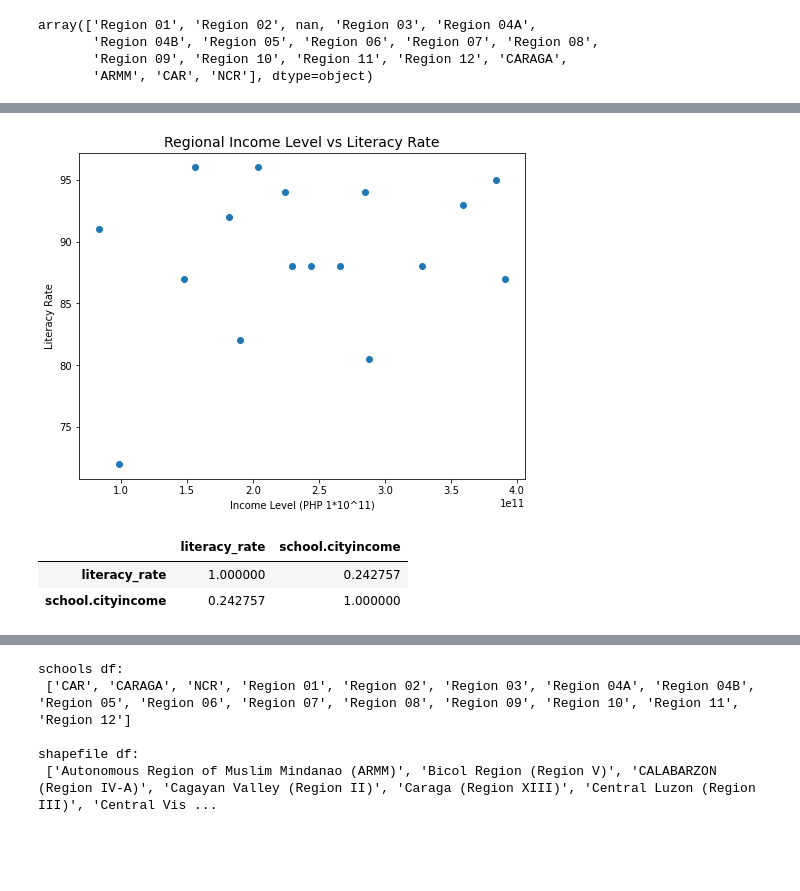
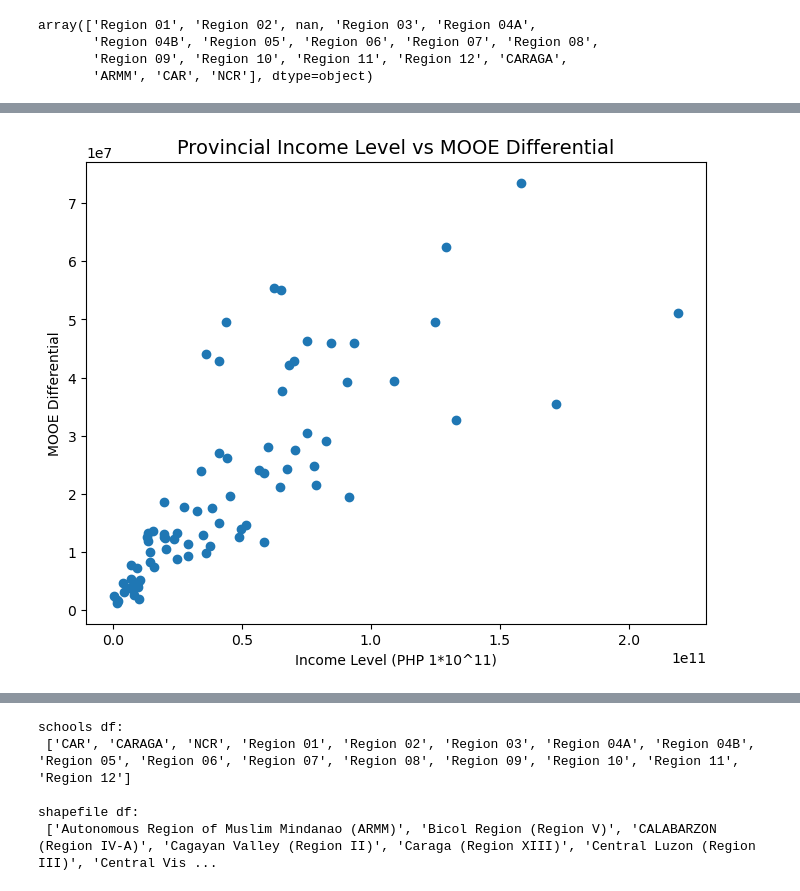
Before and after one commit to romeoben/DSC7-Sprint1-TeamAaron, a Jupyter notebook: Sprint1_Presentation.ipynb, the cells around one changed output, grey strips where cells are left out. Cells and saved outputs as stored; diff of their text form; code cells hidden in the pictures; blank space fills up the shorter version.

```diff
--- a/Sprint1_Presentation.ipynb
+++ b/Sprint1_Presentation.ipynb
@@ -43,5 +31,5 @@ nep = pd.read_csv("nep-1519.csv")
 # %%
-schools_master = pd.concat([schools, school_locs, rooms, teachers, mooe], axis=1)
+schools_master = pd.concat([schools, school_locs, rooms, teachers, mooe, boncodin], axis=1)
 schools_master.info()
 # %% [output]
 <class 'pandas.core.frame.DataFrame'>
@@ -112,6 +85,12 @@ array(['Region 01', 'Region 02', nan, 'Region 03', 'Region 04A',
        'Region 04B', 'Region 05', 'Region 06', 'Region 07', 'Region 08',
        'Region 09', 'Region 10', 'Region 11', 'Region 12', 'CARAGA',
        'ARMM', 'CAR', 'NCR'], dtype=object)
+# %%
+#ordinal encoding for urbanization level
+schools_master['school.urban'].fillna("missing", inplace=True)
+cat = pd.Categorical(schools_master['school.urban'], categories=["missing", "Rural", "Partially Urban", "Urban"], ordered=True)
+labels, unique = pd.factorize(cat, sort=True)
+schools_master['school.urban'] = labels
 # %%
 #replace city income values
 city_income_corrections={
@@ -282,13 +183,13 @@ df_rooms_final
 # %%
+#data cleaning and pre-processing
+schools_num_clean = schools_num.dropna()
 # Get indexes where name column doesn't have value
-indexNames = schools_num_clean[(schools_num_clean['school.cityincome'] == 'Special Class')].index
+indexNames = schools_num_clean[((schools_num_clean['school.cityincome'] == 'Special Class') |
+                                (schools_num_clean["teachers_total"] == 0) |
+                                (schools_num_clean["rooms_total"] == 0))].index
 # Delete these row indexes from dataFrame
 schools_num_clean.drop(indexNames, inplace=True)
 
-
-
-df_teachers = schools_num_clean.groupby(["school.province"])[["school.cityincome", "teachers_total"]].apply(lambda x : x.sum())
-df_teachers.columns = ['Schools_Income', 'Schools_Teachers']
-
-df_teachers
+print(schools_num_clean.isna().sum())
+schools_num_clean.info()
 # %% [output]
@@ -316,0 +217,14 @@ See the caveats in the documentation: https://pandas.pydata.org/pandas-docs/stab
+# %%
+#provinical dataframe
+
+prov = schools_num_clean.groupby(["school.province"])[["mooe_diff", "school.cityincome", "school.urban", "Enrolment", "rooms_total", "teachers_total", "st_ratio", "rt_ratio"]].agg(
+    MOOE_Diff=('mooe_diff',sum),
+    Schools_Income=("school.cityincome", sum),
+    Urbanization=("school.urban", np.mean),
+    Schools_Enrollment=("Enrolment", sum),
+    Schools_Rooms=("rooms_total", sum),
+    Schools_Teachers=("teachers_total", sum),
+    Student_Teacher_Ratio=("st_ratio", np.mean),
+    Room_Utilization=("rt_ratio", np.mean))
+
+prov
@@ -347,13 +297,11 @@ plt.show()
 # %%
+#scatterplot for Provincial Income Level vs MOOE Differential
+
 plt.figure(figsize=(8,6))
-plt.scatter(lit_rate["school.cityincome"], lit_rate["literacy_rate"])
-plt.title("Regional Income Level vs Literacy Rate", fontsize=14)
-plt.ylabel("Literacy Rate")
+plt.scatter(prov["Schools_Income"], prov["MOOE_Diff"])
+plt.title("Provincial Income Level vs MOOE Differential", fontsize=14)
+plt.ylabel("MOOE Differential")
 plt.xlabel("Income Level (PHP 1*10^11)")
 plt.show()
-lit_rate.corr()
 # %% [output]
-[figure, old version]
+[figure, new version]
-|  | literacy_rate | school.cityincome |
-| literacy_rate | 1.000000 | 0.242757 |
-| school.cityincome | 0.242757 | 1.000000 |
```
Also changed, not shown: parts of 33 cells of this notebook, 7 other files.
